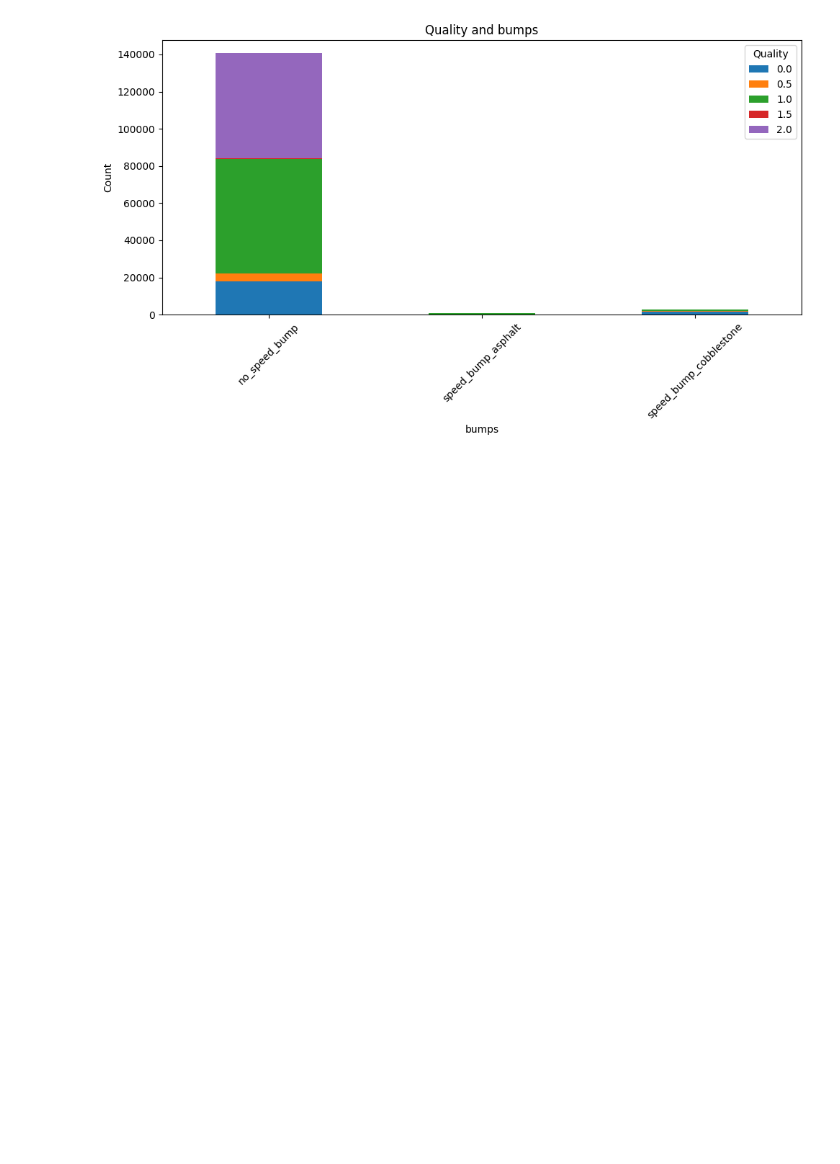
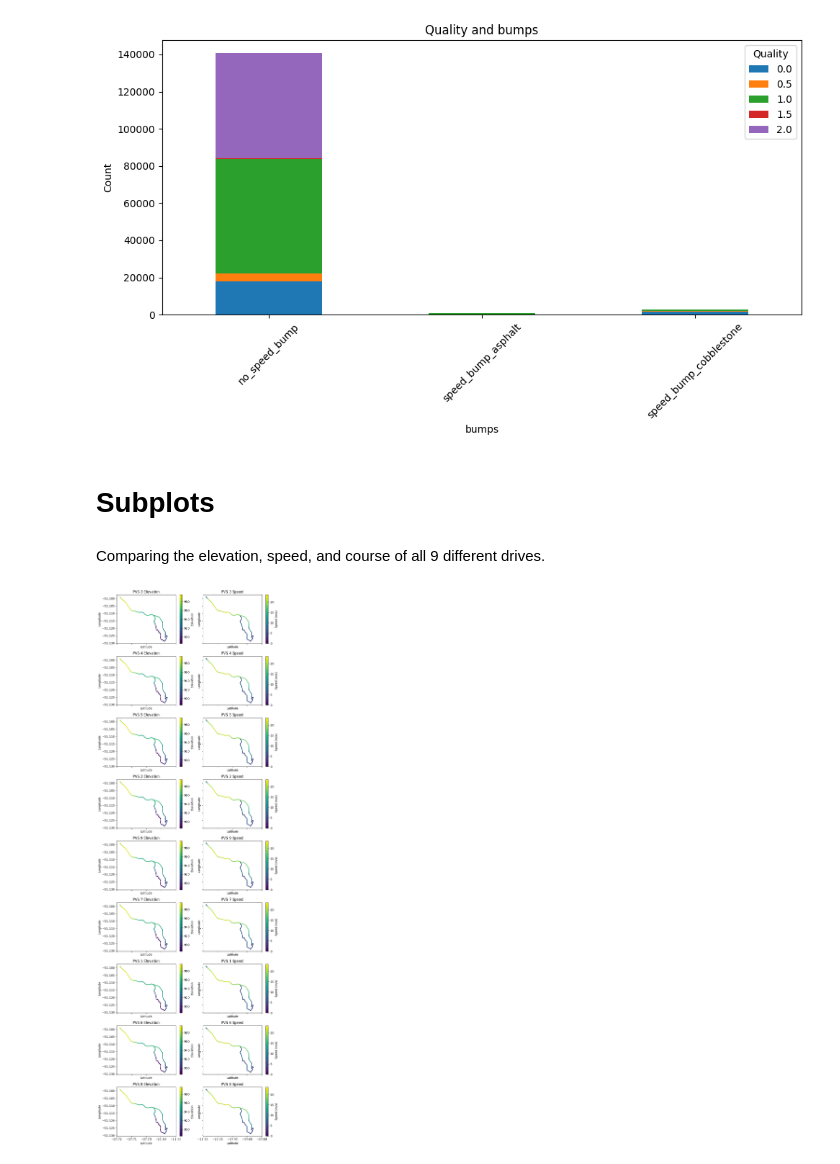
Before and after one commit to binDebug3/CarKalmanFilter, a Jupyter notebook: data_cleaning.ipynb, the cells around one changed output. Cells and saved outputs as stored; diff of their text form; code cells hidden in the pictures; blank space fills up the shorter version.

Commit message:
data_cleaning subplots update

```diff
--- a/data_cleaning.ipynb
+++ b/data_cleaning.ipynb
@@ -48,7 +48,7 @@ If you are using linear models, do the relevant plots look linear? Is there some
 # %%
 # DALLIN'S load data
 dallin_path = "./../data/"
-path = dallin_path
+path = '.data/'
 
 # get a list of all the files in the directory
 pvss = os.listdir(path)
@@ -415,3 +431,56 @@ plot_bar_chart(label_names, 'bumps')
 [figure]
 [figure]
 [figure]
+# %% [markdown]
+# Subplots
+# %% [markdown]
+Comparing the elevation, speed, and course of all 9 different drives.
+# %%
+path = '.data/'
+
+# get a list of all the files in the directory
+pvss = os.listdir(path)
+
+# initialize subplots
+fig, ax = plt.subplots(9,2, figsize=(9,27), sharey=True, sharex=True)
+i = j = 0
+
+csvs = []
+for pvs in pvss:
+    files = os.listdir(os.path.join(path, pvs))
+    for file in files:
+        if file.endswith(".csv"):
+            csvs.append(os.path.join(path, pvs, file))
+
+    # assign labels
+    gps = pd.read_csv(csvs[0])
+    left_gps = pd.read_csv(csvs[1])
+    right_gps = pd.read_csv(csvs[2])
+    df_labels = pd.read_csv(csvs[3])
+
+    # plot path with elevation
+    sc1 = ax[i,j].scatter(gps['latitude'], gps['longitude'], c=gps['elevation'], cmap='viridis', s=1)
+    cbar1 = plt.colorbar(sc1, ax=ax[i,j])
+    cbar1.set_label('Elevation')
+    ax[i,j].set_xlabel('Latitude')
+    ax[i,j].set_ylabel('Longitude')
+    ax[i,j].set_xticks(ax[i,j].get_xticks(), rotation=45)
+    ax[i,j].set_title(f'{pvs} Elevation')
+    j += 1
+
+    # plot plath with speed
+    sc2 = ax[i,j].scatter(gps['latitude'], gps['longitude'], c=gps['speed_meters_per_second'], cmap='viridis', s=1)
+    cbar2 = plt.colorbar(sc2, ax=ax[i,j])
+    cbar2.set_label('Speed (m/s)')
+    ax[i,j].set_xlabel('Latitude')
+    ax[i,j].set_ylabel('Longitude')
+    ax[i,j].set_xticks(ax[i,j].get_xticks(), rotation=45)
+    ax[i,j].set_title(f'{pvs} Speed')
+
+    i += 1
+    j = 0
+
+plt.tight_layout()
+plt.show()
+# %% [output]
+[figure, added]
```
Also changed, not shown: parts of 3 cells of this notebook.
